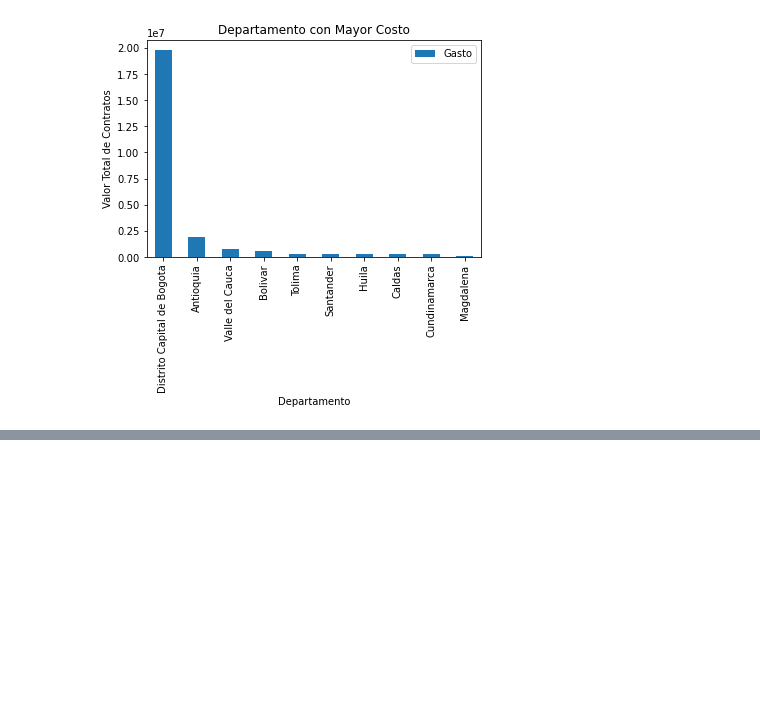
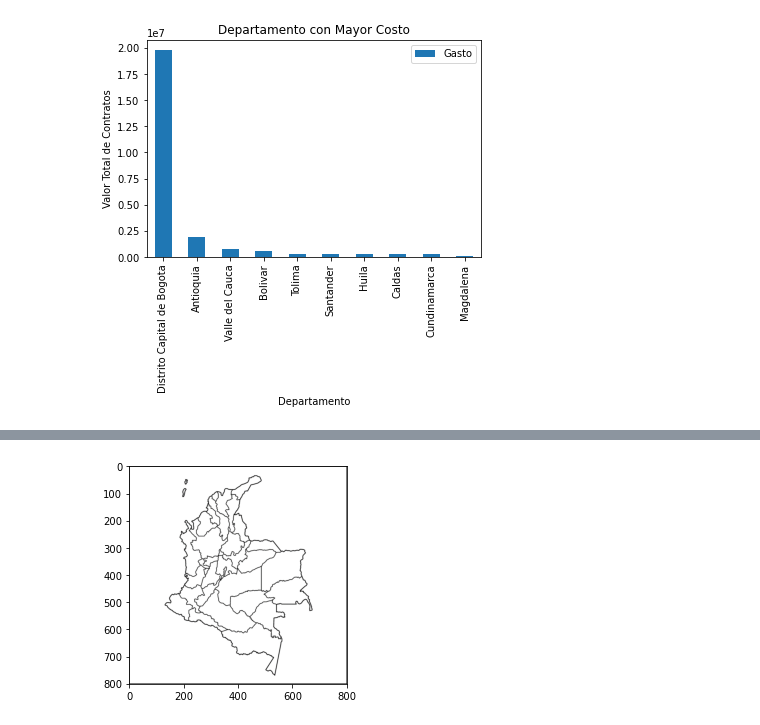
Before and after one commit to billywalker182/Python, a Jupyter notebook: Estudiante/Alejandro/Ejecucion_Presupuestal_de_la_Nacion.ipynb, the cells around one changed output, grey strips where cells are left out. Saved outputs shown, nothing was run; the diff lists cells and outputs as text; code cells hidden in the pictures; blank space fills up the shorter version.

```diff
--- a/Estudiante/Alejandro/Ejecucion_Presupuestal_de_la_Nacion.ipynb
+++ b/Estudiante/Alejandro/Ejecucion_Presupuestal_de_la_Nacion.ipynb
@@ -310,0 +339,6 @@ plt.show()
+# %%
+mapa = mpimg.imread("mapa.png").tolist()
+plt.imshow(mapa)
+plt.show()
+# %% [output]
+[figure, added]
```
Also changed, not shown: parts of 7 cells of this notebook.
